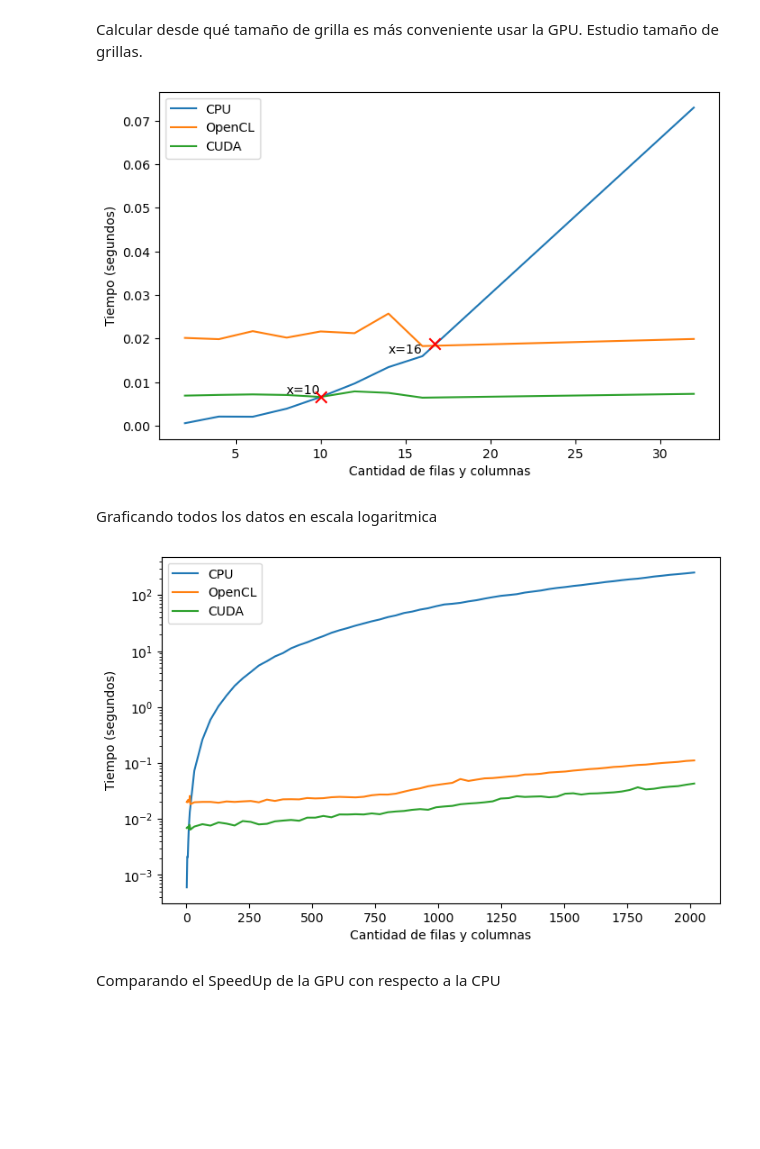
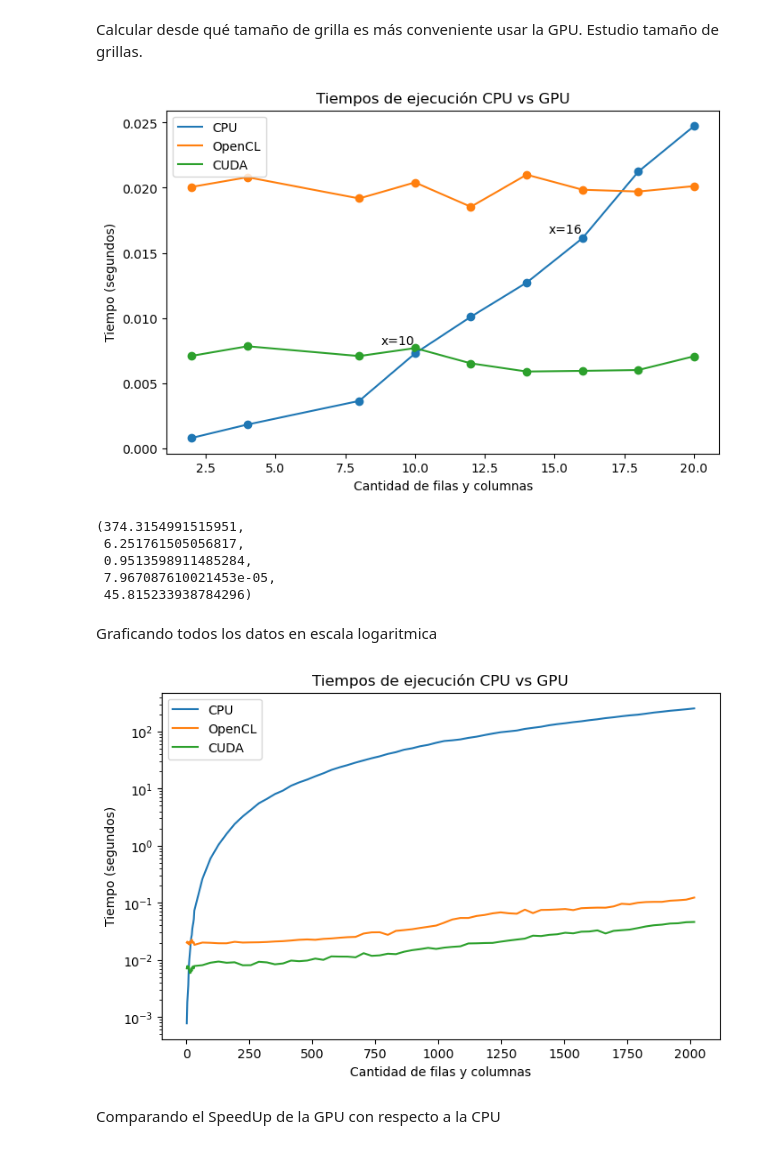
Before and after one commit to alcazar90/CC7515-GPU, a Jupyter notebook: hw/hw2/python/stats.ipynb, the cells around one changed output. Cells and saved outputs as stored; diff of their text form; code cells hidden in the pictures; blank space fills up the shorter version.

```diff
--- a/hw/hw2/python/stats.ipynb
+++ b/hw/hw2/python/stats.ipynb
@@ -116,6 +117,10 @@ time_cuda = df_cuda['time'].to_numpy()
 cantidad = 9
 # %%
 plt.figure(figsize=(8, 5))
+
+plt.scatter(row[:cantidad], time_cpu[:cantidad])
+plt.scatter(row[:cantidad], time_opencl[:cantidad])
+plt.scatter(row[:cantidad], time_cuda[:cantidad])
 
 plt.plot(row[:cantidad], time_cpu[:cantidad], label='CPU')
 plt.plot(row[:cantidad], time_opencl[:cantidad], label='OpenCL')
@@ -123,18 +128,21 @@ plt.plot(row[:cantidad], time_cuda[:cantidad], label='CUDA')
 
 inter_cpu_opencl = np.where(time_cpu < time_opencl)[0][-1]
 inter_cpu_cuda = np.where(time_cpu < time_cuda)[0][-1]
-#plt.axvline(x=row[inter_cpu_opencl] + 0.7, color='k', linestyle='--')
-#plt.axvline(x=row[inter_cpu_cuda], color='k', linestyle='--')
+#plt.axvline(x=row[inter_cpu_opencl] + 1.35, color='k', linestyle='--')
+#plt.axvline(x=row[inter_cpu_cuda] + 0.25, color='k', linestyle='--')
 
-plt.scatter(row[inter_cpu_opencl]+ 0.7, time_cpu[inter_cpu_opencl] + 0.0029, marker='x', color='r', s=80, zorder=10)
-plt.scatter(row[inter_cpu_cuda], time_cpu[inter_cpu_cuda], marker='x', color='r', s=80, zorder=10)
-plt.text(row[inter_cpu_opencl], time_cpu[inter_cpu_opencl], f'x={row[inter_cpu_opencl]}', ha='right', va='bottom')
-plt.text(row[inter_cpu_cuda], time_cpu[inter_cpu_cuda], f'x={row[inter_cpu_cuda]}', ha='right', va='bottom')
+#plt.scatter(row[inter_cpu_opencl] + 1.35, time_cpu[inter_cpu_opencl] + 0.0037, marker='x', color='r', s=80, zorder=10)
+#plt.scatter(row[inter_cpu_cuda] + 0.2, time_cpu[inter_cpu_cuda] + 0.0002, marker='x', color='r', s=80, zorder=10)
+plt.text(row[inter_cpu_opencl], time_cpu[inter_cpu_opencl] + 0.0002, f'x={row[inter_cpu_opencl]}', ha='right', va='bottom')
+plt.text(row[inter_cpu_cuda], time_cpu[inter_cpu_cuda] + 0.0005, f'x={row[inter_cpu_cuda]}', ha='right', va='bottom')
+
+plt.title('Tiempos de ejecución CPU vs GPU')
 
 plt.xlabel('Cantidad de filas y columnas')
 plt.ylabel('Tiempo (segundos)')
 
 plt.legend()
-plt.show()
+plt.savefig('./Tiempos de ejecución CPU vs GPU_0.png', dpi=300)
+#plt.show()
 # %% [output]
-[figure, old version]
+[figure, new version]
@@ -141,31 +153,43 @@ plt.show()
+# %%
+slope, intercept, r_value, p_value, std_err
+# %% [output]
+(374.3154991515951,
+ 6.251761505056817,
+ 0.9513598911485284,
+ 7.967087610021453e-05,
+ 45.815233938784296)
 # %% [markdown]
 Graficando todos los datos en escala logaritmica
 # %%
 plt.figure(figsize=(8, 5))
 
 plt.plot(row, time_cpu, label='CPU')
 plt.plot(row, time_opencl, label='OpenCL')
 plt.plot(row, time_cuda, label='CUDA')
 
 inter_cpu_opencl = np.where(time_cpu < time_opencl)[0][-1]
 inter_cpu_cuda = np.where(time_cpu < time_cuda)[0][-1]
 #plt.axvline(x=row[inter_cpu_opencl] + 0.7, color='k', linestyle='--')
 #plt.axvline(x=row[inter_cpu_cuda], color='k', linestyle='--')
 
 #plt.scatter(row[inter_cpu_opencl]+ 0.7, time_cpu[inter_cpu_opencl] + 0.0029, marker='x', color='r', s=80, zorder=10)
 #plt.scatter(row[inter_cpu_cuda], time_cpu[inter_cpu_cuda], marker='x', color='r', s=80, zorder=10)
 #plt.text(row[inter_cpu_opencl], time_cpu[inter_cpu_opencl], f'x={row[inter_cpu_opencl]}', ha='right', va='bottom')
 #plt.text(row[inter_cpu_cuda], time_cpu[inter_cpu_cuda], f'x={row[inter_cpu_cuda]}', ha='right', va='bottom')
 
+plt.title('Tiempos de ejecución CPU vs GPU')
+
 plt.xlabel('Cantidad de filas y columnas')
 plt.ylabel('Tiempo (segundos)')
 
 plt.yscale('log')
 
 plt.legend()
-plt.show()
+plt.savefig('./Tiempos de ejecución CPU vs GPU_1.png', dpi=300)
+
+#plt.show()
 # %% [output]
-[figure, old version]
+[figure, new version]
 # %% [markdown]
 Comparando el SpeedUp de la GPU con respecto a la CPU
 # %%
```
Also changed, not shown: parts of 13 cells of this notebook.
